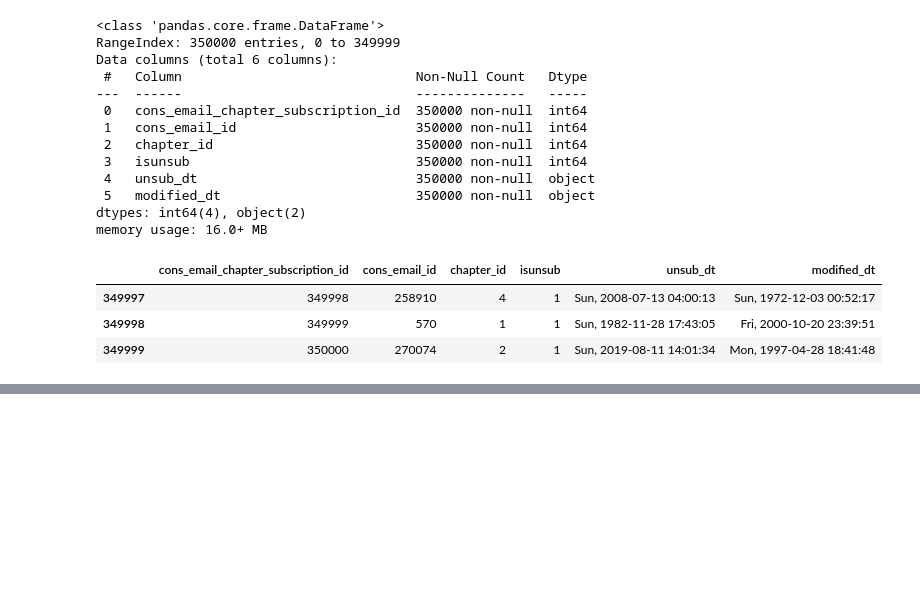
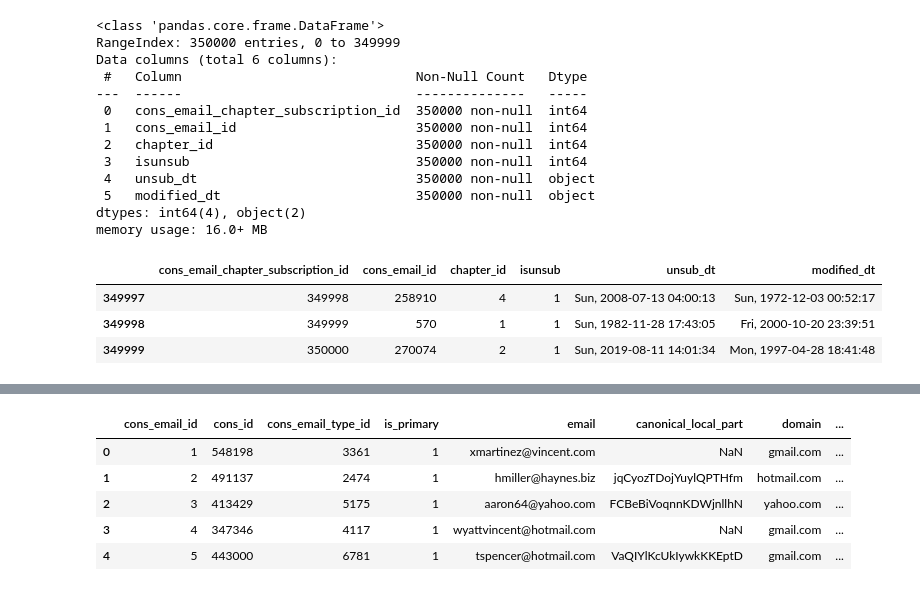
Before and after one commit to flanasonic/mw_data_engineer, a Jupyter notebook: DataEngineer_Exercise.ipynb, the cells around one changed output, grey strips where cells are left out. Saved outputs shown, nothing was run; the diff lists cells and outputs as text; code cells hidden in the pictures; blank space fills up the shorter version.

Commit message:
finished creating initial dataframes, added notes

```diff
--- a/DataEngineer_Exercise.ipynb
+++ b/DataEngineer_Exercise.ipynb
@@ -174,0 +184,10 @@ df_cons_email: 1,400,000.
+# %%
+df_cons_info_email = pd.merge(df_cons_email, df_cons_info, how='left')
+df_cons_info_email.head()
+# %% [output]
+|  | cons_email_id | cons_id | cons_email_type_id | is_primary | email | canonical_local_part | domain | ... |
+| 0 | 1 | 548198 | 3361 | 1 | xmartinez@vincent.com | NaN | gmail.com | ... |
+| 1 | 2 | 491137 | 2474 | 1 | hmiller@haynes.biz | jqCyozTDojYuylQPTHfm | hotmail.com | ... |
+| 2 | 3 | 413429 | 5175 | 1 | aaron64@yahoo.com | FCBeBiVoqnnKDWjnllhN | yahoo.com | ... |
+| 3 | 4 | 347346 | 4117 | 1 | wyattvincent@hotmail.com | NaN | gmail.com | ... |
+| 4 | 5 | 443000 | 6781 | 1 | tspencer@hotmail.com | VaQIYlKcUkIywkKKEptD | gmail.com | ... |
```
Also changed, not shown: parts of 28 cells of this notebook.
